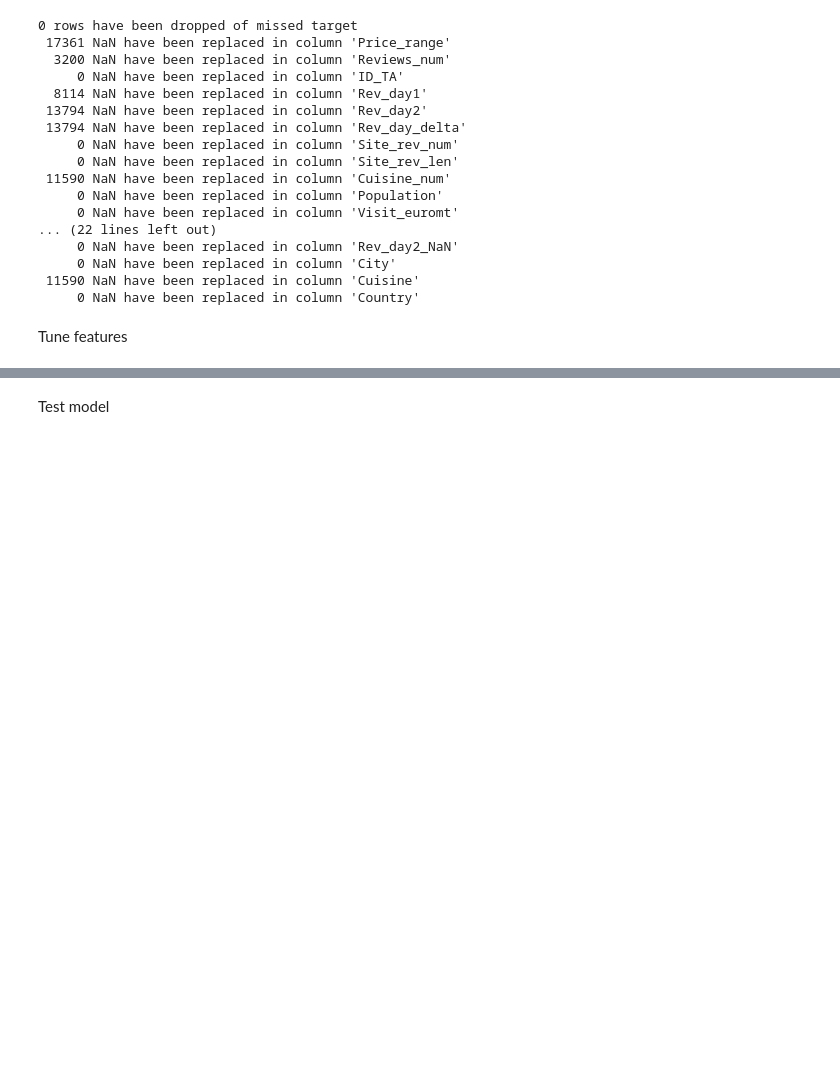
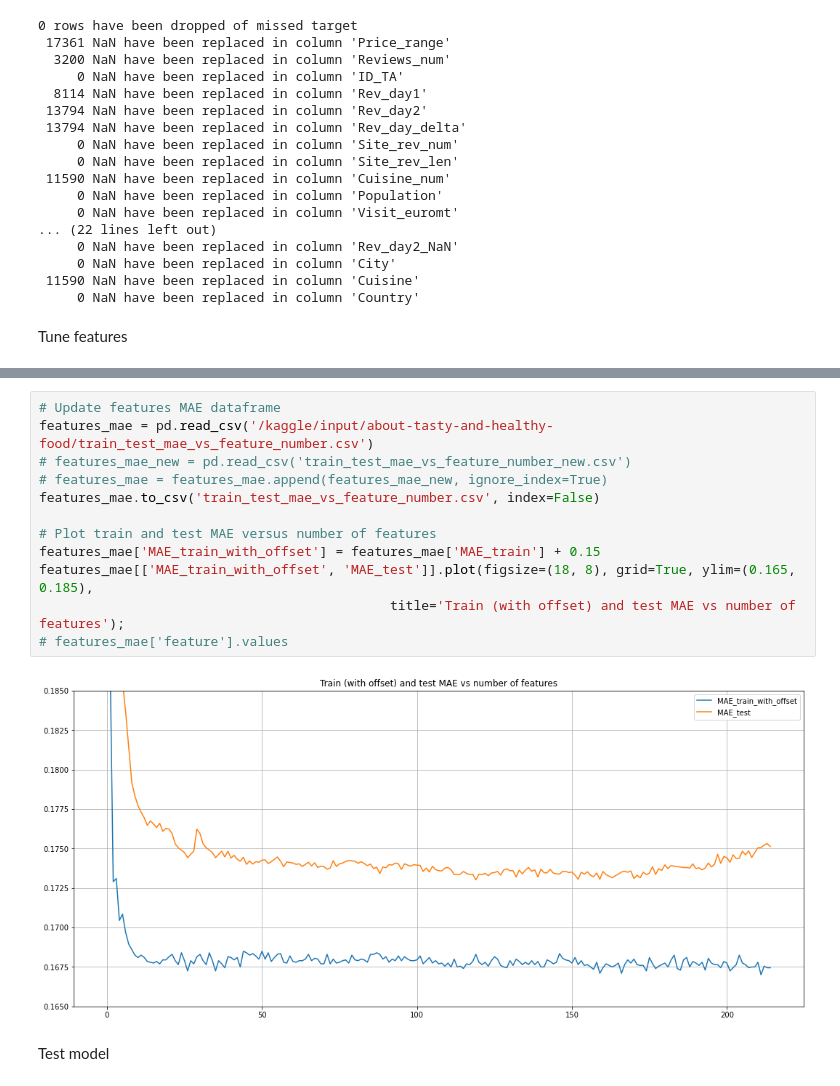
Before and after one commit to ivan-kud/ml-projects, a Jupyter notebook: RDS3 - About tasty and healthy food/RDS3 - About tasty and healthy food.ipynb, the cells around one changed output, grey strips where cells are left out. Drawn from its saved outputs; the diff is of its cells as text; blank space fills up the shorter version.

```diff
--- a/RDS3 - About tasty and healthy food/RDS3 - About tasty and healthy food.ipynb
+++ b/RDS3 - About tasty and healthy food/RDS3 - About tasty and healthy food.ipynb
@@ -1617,3 +1378,17 @@ features_mae[['MAE_test', 'MAE_train']].plot(figsize=(18, 8), grid=True, ylim=(0
+# %%
+# Update features MAE dataframe
+features_mae = pd.read_csv('/kaggle/input/about-tasty-and-healthy-food/train_test_mae_vs_feature_number.csv')
+# features_mae_new = pd.read_csv('train_test_mae_vs_feature_number_new.csv')
+# features_mae = features_mae.append(features_mae_new, ignore_index=True)
+features_mae.to_csv('train_test_mae_vs_feature_number.csv', index=False)
+
+# Plot train and test MAE versus number of features
+features_mae['MAE_train_with_offset'] = features_mae['MAE_train'] + 0.15
+features_mae[['MAE_train_with_offset', 'MAE_test']].plot(figsize=(18, 8), grid=True, ylim=(0.165, 0.185),
+                                             title='Train (with offset) and test MAE vs number of features');
+# features_mae['feature'].values
+# %% [output]
+[figure, added]
 # %% [markdown]
 Test model
 # %%
```
Also changed, not shown: parts of 11 cells of this notebook.
